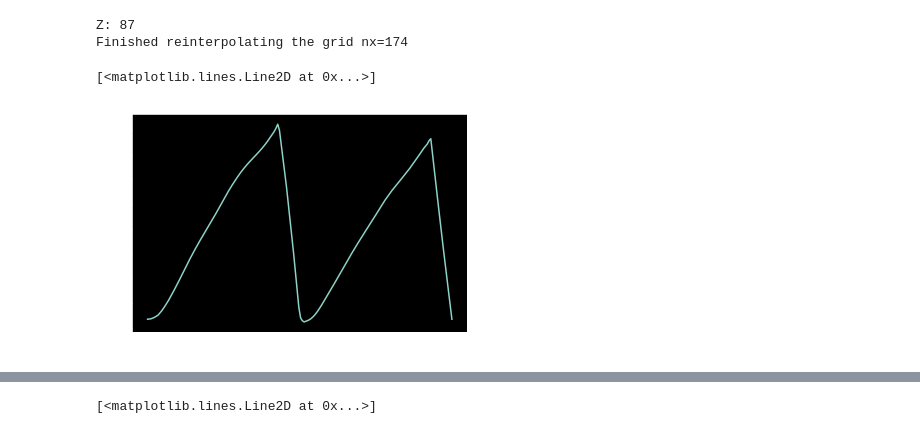
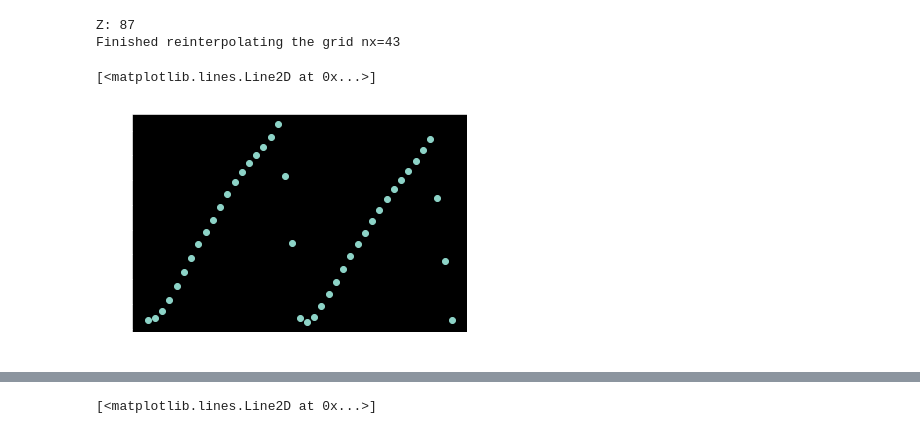
Before and after one commit to plgrover/pymorph, a Jupyter notebook: notebooks/Paper_3/2019-03-27 Flow Properties.ipynb, the cells around one changed output, grey strips where cells are left out. Drawn from its saved outputs; the diff is of its cells as text; code cells hidden in the pictures.

```diff
--- a/notebooks/Paper_3/2019-03-27 Flow Properties.ipynb
+++ b/notebooks/Paper_3/2019-03-27 Flow Properties.ipynb
@@ -66,7 +66,7 @@ dx = retval['cellsize']
 #--------------------------------
 # Increase the resolution on the grid
 #--------------------------------
-resolution = 2
+resolution = 0.5
 x = np.linspace(0, nx*dx, num=len(z))
 f = interp1d(x, z)
 xnew = np.linspace(0, nx*dx, num=len(z)*resolution)
@@ -76,12 +76,12 @@ nx = len(xnew)
 print('Finished reinterpolating the grid nx={0}'.format(len(xnew)))
 # %% [output]
 Z: 87
-Finished reinterpolating the grid nx=174
+Finished reinterpolating the grid nx=43
 # %%
-plt.plot(xnew,znew)
+plt.plot(xnew,znew, 'o')
 # %% [output]
 [<matplotlib.lines.Line2D at 0x...>]
-[figure, old version]
+[figure, new version]
 # %%
 #--------------------------------
 # Set up the constants
```
Also changed, not shown: parts of 13 cells of this notebook, 3 other files.
